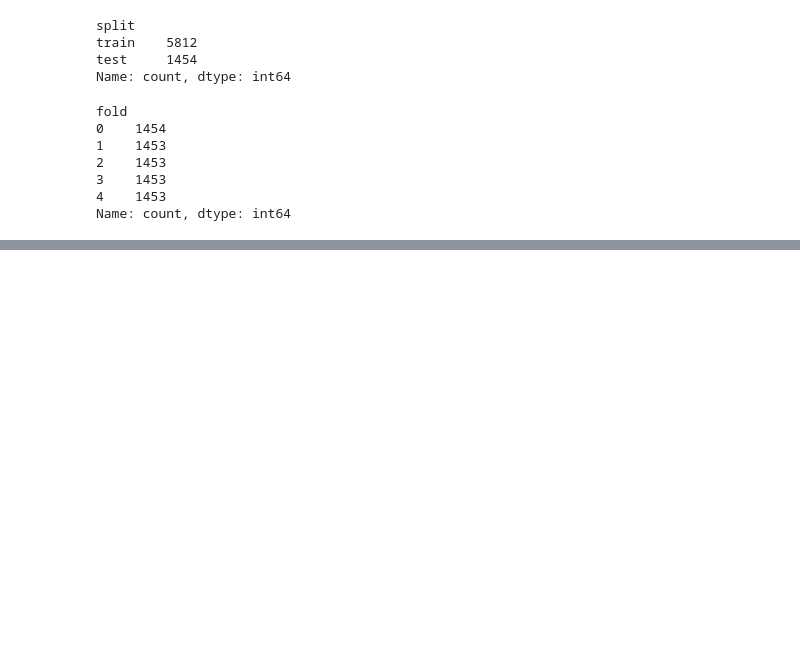
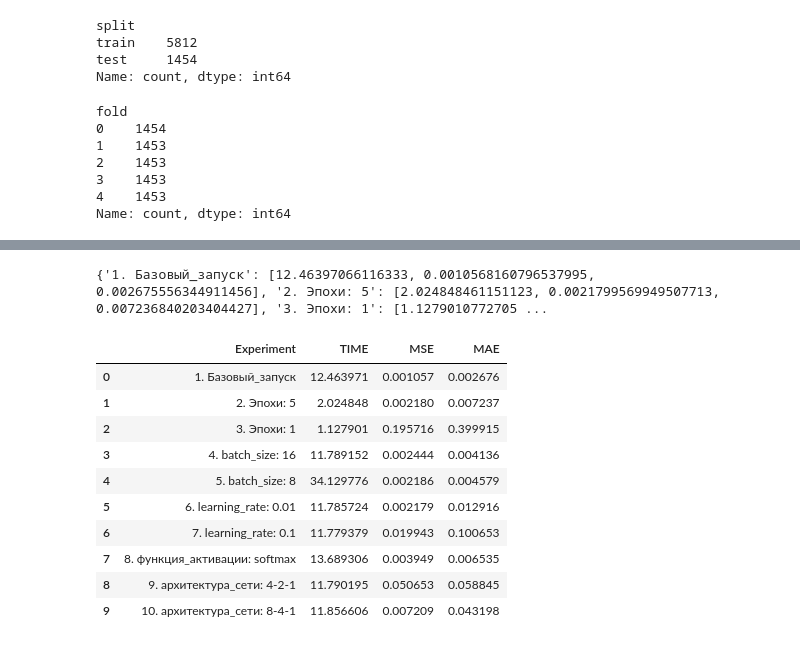
Before and after one commit to Likogeles/Tourism_data_prepare, a Jupyter notebook: main.ipynb, the cells around one changed output, grey strips where cells are left out. Cells and saved outputs as stored; diff of their text form; code cells hidden in the pictures; blank space fills up the shorter version.

```diff
--- a/main.ipynb
+++ b/main.ipynb
@@ -226,0 +727,32 @@ y_test = test_df['score']
+# %%
+# ТЕСТ 10 - архитектура_сети: 8-4-1
+
+start_time = time.time()
+
+model = Sequential([
+    Dense(8, activation='relu', input_dim=input_dim),
+    Dense(4, activation='relu'),
+    Dense(1, activation='linear')
+])
+
+model.compile(
+    optimizer=Adam(learning_rate=0.1),
+    loss='mse',
+    metrics=['mae']
+)
+
+history = model.fit(
+    X_train, y_train,
+    epochs=50,
+    batch_size=32,
+    validation_split=0.2,
+    verbose=1
+)
+
+test_loss, test_mae = model.evaluate(X_test, y_test, verbose=1)
+
+training_time = time.time() - start_time
+
+print(f"10. архитектура_сети: 8-4-1:\nTIME: {training_time}\nMSE: {test_loss:.4f}\nMAE: {test_mae:.4f}")
+
+results["10. архитектура_сети: 8-4-1"] = [training_time, test_loss, test_mae]
@@ -226,0 +778,26 @@ y_test = test_df['score']
+# %%
+print(results)
+
+df_results = pd.DataFrame.from_dict(
+    results,
+    orient='index',
+    columns=['TIME', 'MSE', 'MAE']
+)
+
+df_results = df_results.reset_index().rename(columns={'index': 'Experiment'})
+pd.options.display.float_format = '{:.6f}'.format
+
+df_results
+# %% [output]
+{'1. Базовый_запуск': [12.46397066116333, 0.0010568160796537995, 0.002675556344911456], '2. Эпохи: 5': [2.024848461151123, 0.0021799569949507713, 0.007236840203404427], '3. Эпохи: 1': [1.1279010772705 ...
+|  | Experiment | TIME | MSE | MAE |
+| 0 | 1. Базовый_запуск | 12.463971 | 0.001057 | 0.002676 |
+| 1 | 2. Эпохи: 5 | 2.024848 | 0.002180 | 0.007237 |
+| 2 | 3. Эпохи: 1 | 1.127901 | 0.195716 | 0.399915 |
+| 3 | 4. batch_size: 16 | 11.789152 | 0.002444 | 0.004136 |
+| 4 | 5. batch_size: 8 | 34.129776 | 0.002186 | 0.004579 |
+| 5 | 6. learning_rate: 0.01 | 11.785724 | 0.002179 | 0.012916 |
+| 6 | 7. learning_rate: 0.1 | 11.779379 | 0.019943 | 0.100653 |
+| 7 | 8. функция_активации: softmax | 13.689306 | 0.003949 | 0.006535 |
+| 8 | 9. архитектура_сети: 4-2-1 | 11.790195 | 0.050653 | 0.058845 |
+| 9 | 10. архитектура_сети: 8-4-1 | 11.856606 | 0.007209 | 0.043198 |
```
Also changed, not shown: parts of 20 cells of this notebook.
